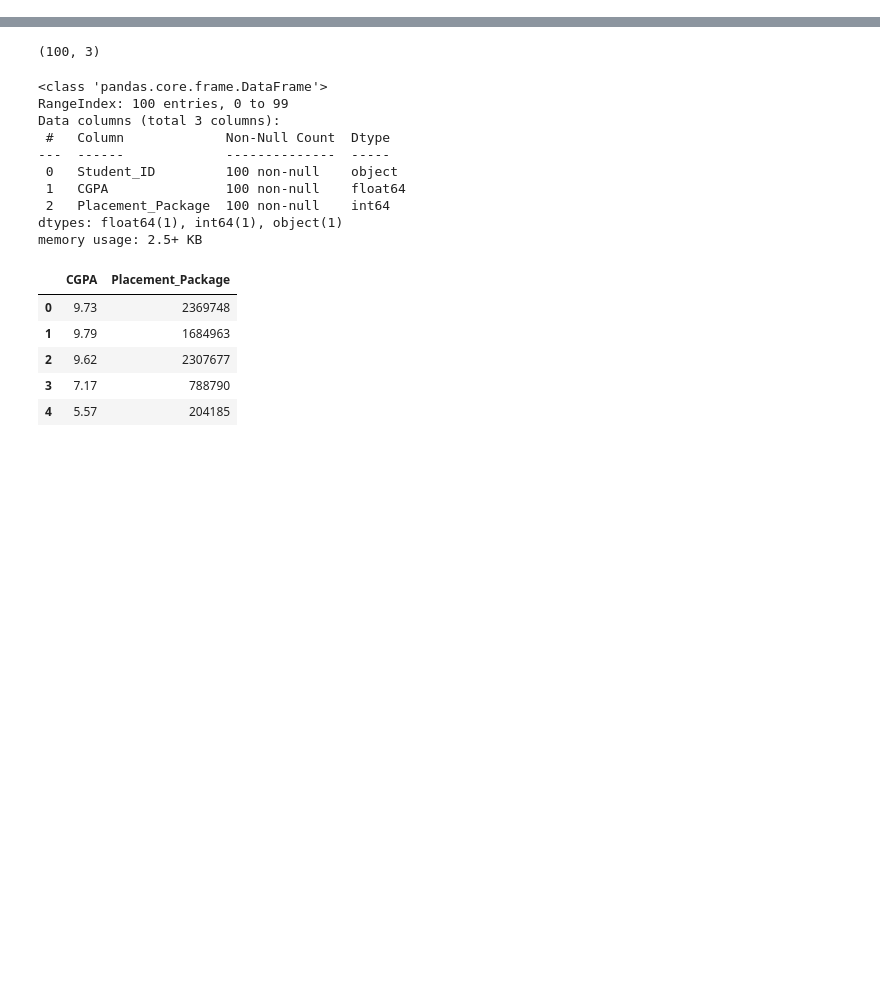
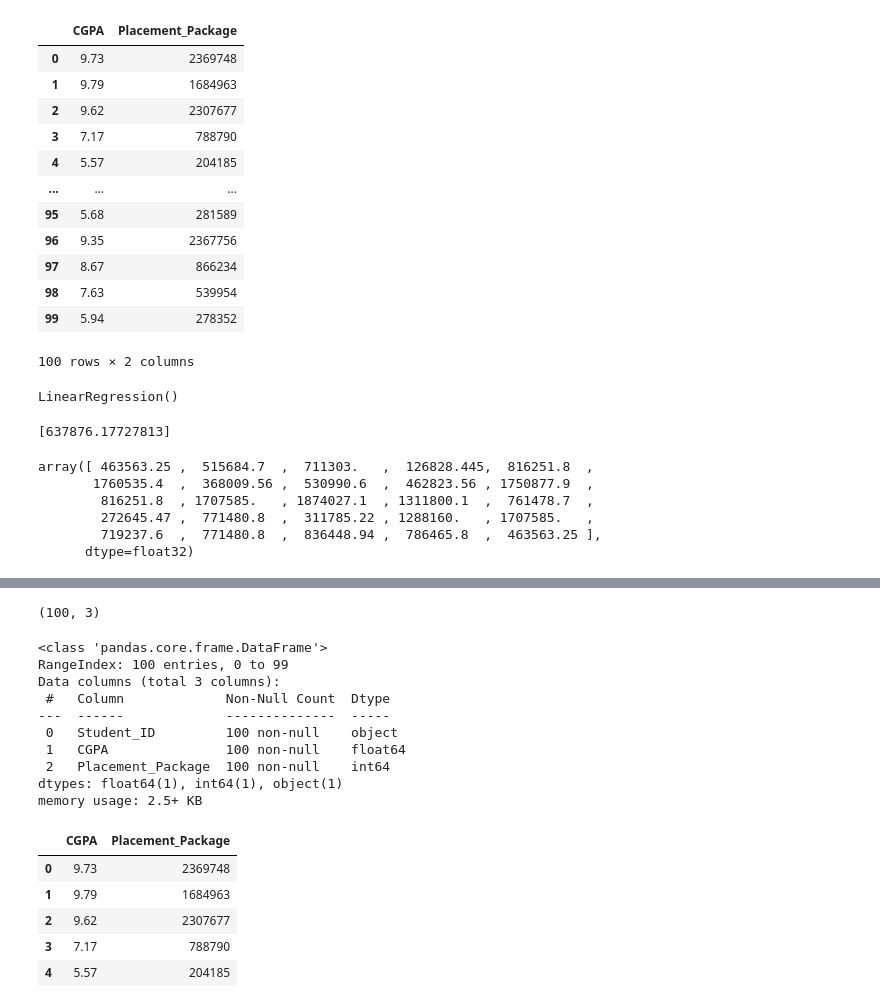
Before and after one commit to Jatingpt/ML-Repository, a Jupyter notebook: ML_Repository.ipynb, the cells around one changed output, grey strips where cells are left out. Cells and saved outputs as stored; diff of their text form; code cells hidden in the pictures; blank space fills up the shorter version.

```diff
--- a/ML_Repository.ipynb
+++ b/ML_Repository.ipynb
@@ -2,0 +19,17 @@
+# %%
+df.drop(columns= "Student_ID", axis = 1, inplace = True)
+df
+# %% [output]
+|  | CGPA | Placement_Package |
+| 0 | 9.73 | 2369748 |
+| 1 | 9.79 | 1684963 |
+| 2 | 9.62 | 2307677 |
+| 3 | 7.17 | 788790 |
+| 4 | 5.57 | 204185 |
+| ... | ... | ... |
+| 95 | 5.68 | 281589 |
+| 96 | 9.35 | 2367756 |
+| 97 | 8.67 | 866234 |
+| 98 | 7.63 | 539954 |
+| 99 | 5.94 | 278352 |
+100 rows × 2 columns
@@ -2,0 +42,25 @@
+# %%
+from sklearn.linear_model import LinearRegression
+model = LinearRegression()
+model.fit(x_train, y_train)
+# %% [output]
+LinearRegression()
+# %%
+pred = model.predict([[7.17]])
+print(pred)
+# %% [output]
+[637876.17727813]
+# %%
+from xgboost import XGBRegressor
+model = XGBRegressor()
+
+model.fit(x_train, y_train)
+pred = model.predict(x_test)
+pred
+# %% [output]
+array([ 463563.25 ,  515684.7  ,  711303.   ,  126828.445,  816251.8  ,
+       1760535.4  ,  368009.56 ,  530990.6  ,  462823.56 , 1750877.9  ,
+        816251.8  , 1707585.   , 1874027.1  , 1311800.1  ,  761478.7  ,
+        272645.47 ,  771480.8  ,  311785.22 , 1288160.   , 1707585.   ,
+        719237.6  ,  771480.8  ,  836448.94 ,  786465.8  ,  463563.25 ],
+      dtype=float32)
```
Also changed, not shown: parts of 7 cells of this notebook.
